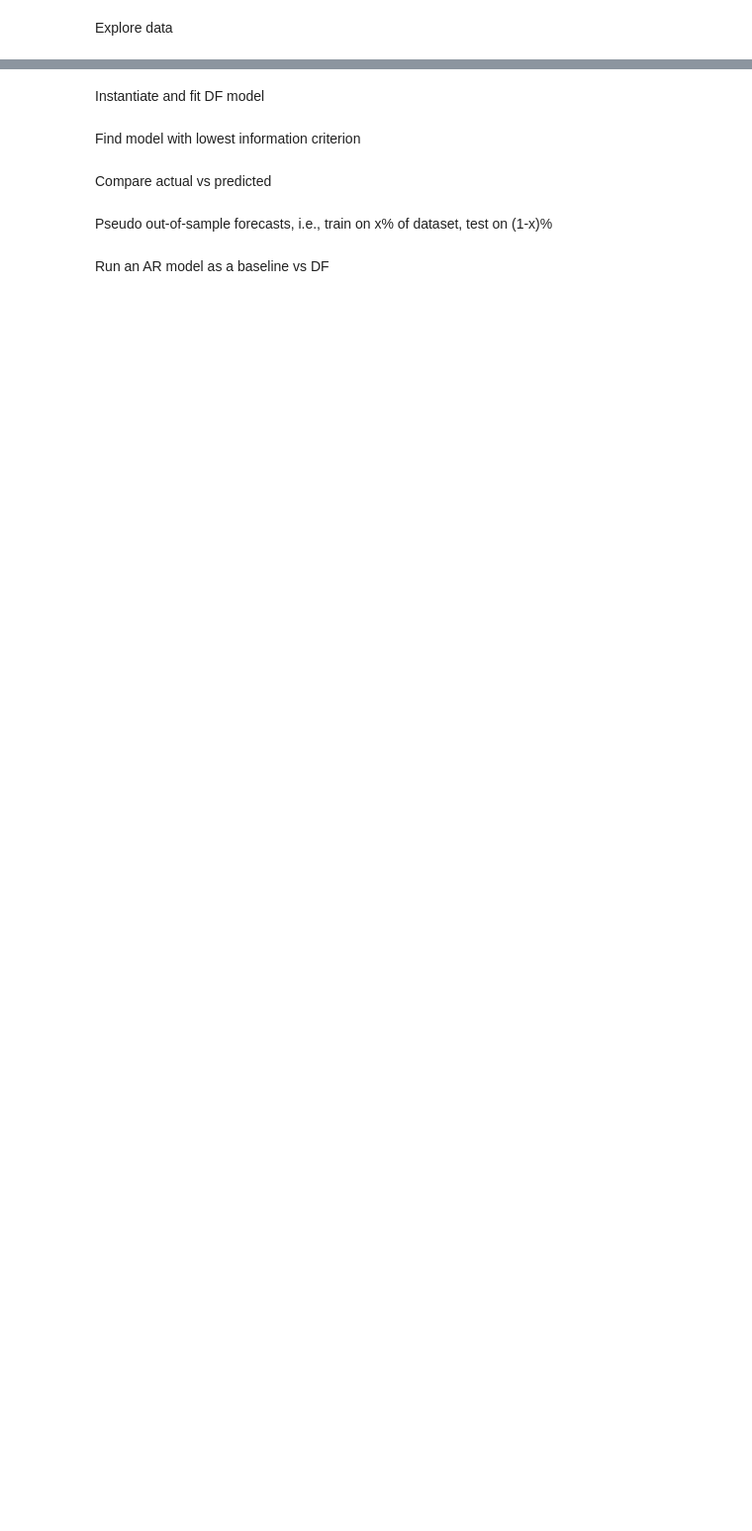
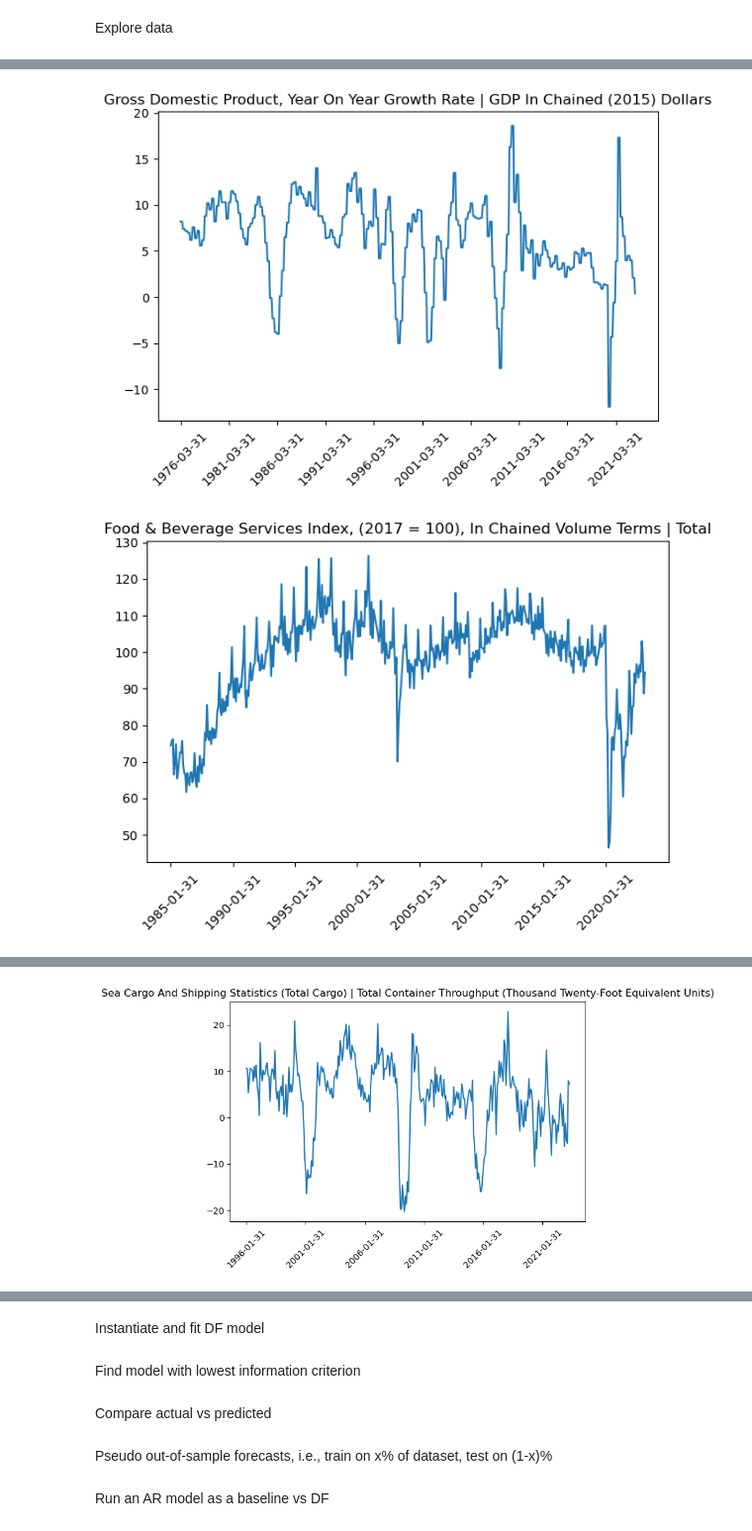
Before and after one commit to davzoku/nowcasting, a Jupyter notebook: Dynamic Factor_SG.ipynb, the cells around one changed output, grey strips where cells are left out. Shown at 99% size. Saved outputs shown, nothing was run; the diff lists cells and outputs as text; code cells hidden in the pictures; blank space fills up the shorter version.

```diff
--- a/Dynamic Factor_SG.ipynb
+++ b/Dynamic Factor_SG.ipynb
@@ -128,5 +81,5 @@ def run_train_test(full_data, train_data, forecast_steps, factor, lag):
 # %% [markdown]
 Load raw data
 # %%
-sources = pd.read_csv(source_file, encoding='utf-8')
-variables = Variables(sources)
+sources = pd.read_csv(files['sources'], encoding='utf-8')
+ts_df = pd.read_csv(files['data'], encoding='utf-8', index_col='Period')
@@ -137,6 +85,0 @@ requests_funcs = {'mas':get_mas, 'sgx':get_sgx, 'singstat':get_dos}
-# %%
-apis = {'mas':[], 'sgx':[], 'singstat':[]}
-for k in apis.keys():
-    for i in zip(sources['Name'], sources['Frequency'], sources['API']):
-        if k in i[-1]:
-            apis[k].append({'Name':i[0], 'Frequency':i[1], 'API':i[2]})
@@ -174,16 +85,0 @@ Check and ensure series' stationarity
-# %%
-# if p-value >0.05, var is non-stationary
-for i in variables.indep:
-
-    # if unit root, take % yoy growth (which also removes seasonality)
-    if adfuller(ts_pd[i])[1]>0.05:
-
-        if variables.freq[i]=='M':
-            ts_pd[i] = ts_pd[i].pct_change(periods=12) * 100
-        elif variables.freq[i]=='Q':
-            ts_pd[i] = ts_pd[i].pct_change(periods=4) * 100
-        print(f'[Non-stationary] {i}')
-        variables.non_stat.append(i)
-
-    else:
-        print(f'[Stationary] {i}')
@@ -205,13 +86,3 @@ for series, freq in zip(sources['Name'], sources['Frequency']):
-# %%
-# pass all series into dataframe, start dataframe from first year of GDP growth data
-ts_df = pd.DataFrame(ts_pd)
-ts_df = ts_df.loc[ts_df.index.year>=ts_df.loc[:,variables.dep[0]].first_valid_index().year]
-
-# rearrange columns in correct order for factor modelling as explained in markdown above
-ts_df = ts_df[variables.dep+\
-              [k for k,v in variables.freq.items() if v=='M' and k!=variables.dep[0]]+\
-              [k for k,v in variables.freq.items() if v=='Q' and k!=variables.dep[0]]]
-ts_df
 # %% [markdown]
 Explore data
 # %%
@@ -219,6 +101,14 @@ ts_df.describe().round(3)
 # %%
 for i in list(ts_df):
     plt.figure()
     plt.title(i)
-    plt.plot(ts_df[i].fillna(method='ffill')) # fillna because quarterly data has blanks when freq=monthly
+
+    # fillna because quarterly data has blanks when freq=monthly
+    plt_data = ts_df[[i]].loc[ts_df[[i]].first_valid_index():ts_df[[i]].last_valid_index()].fillna(method='ffill')
+
+    plt.plot(plt_data)
+    plt.xticks(np.arange(0, len(plt_data)+1, 12*5), rotation=45)
     plt.tight_layout()
+# %% [output]
+[figure, added]
+[figure, added]
@@ -224,0 +116 @@ for i in list(ts_df):
+[figure, added]
```
Also changed, not shown: parts of 17 cells of this notebook, 1 other file.
